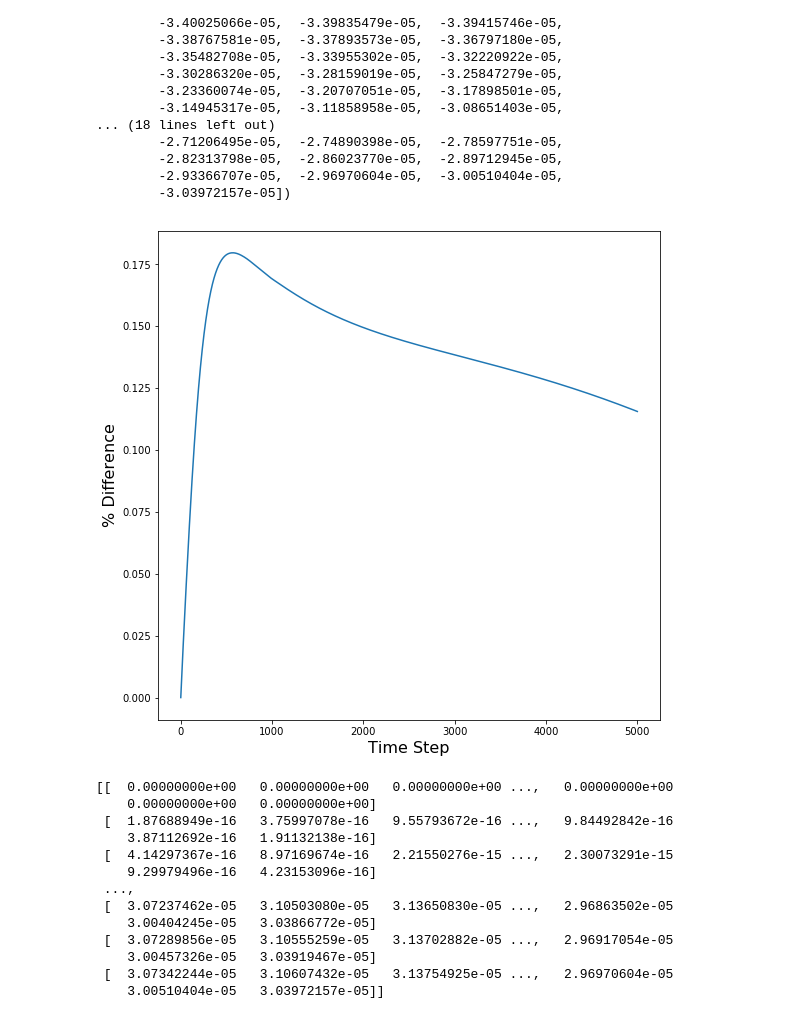
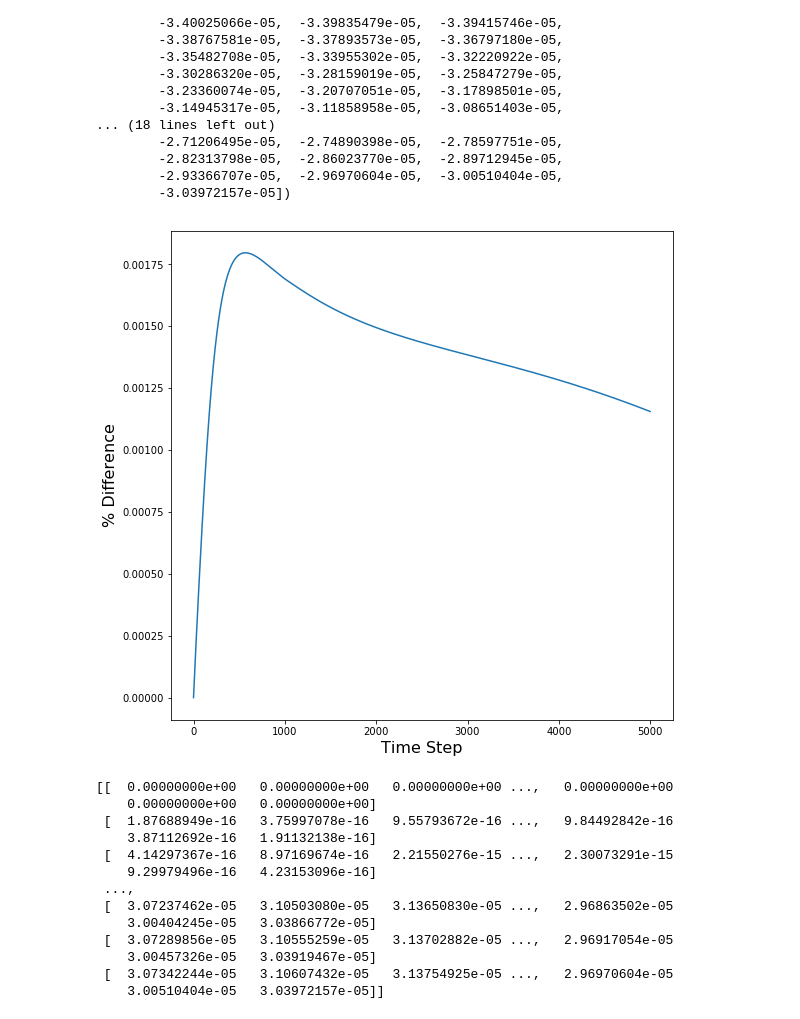
Before and after one commit to ianhi/AC274, a Jupyter notebook: HW/HW_2/HW 2.ipynb, the cells around one changed output. Saved outputs shown, nothing was run; the diff lists cells and outputs as text; code cells hidden in the pictures.

```diff
--- a/HW/HW_2/HW 2.ipynb
+++ b/HW/HW_2/HW 2.ipynb
@@ -409,14 +387,14 @@ array([ -3.07342244e-05,  -3.10607432e-05,  -3.13754925e-05,
         -3.03972157e-05])
 # %%
 abs_dif = np.sum(np.abs(f_R_AD-f_AD_R),axis=1)
-rel_dif = np.sum(np.abs(f_R_AD-f_AD_R)/f_R_AD,axis=1)
+rel_dif = np.sum(np.abs(f_R_AD-f_AD_R)/f_R_AD,axis=1)/f_R_AD.shape[1]
 plt.figure(figsize = (9,9))
 plt.plot(list(range(len(abs_dif))),rel_dif*100)
 plt.ylabel("% Difference",fontsize = 16)
 plt.xlabel("Time Step", fontsize = 16)
 plt.show()
 # %% [output]
-[figure, old version]
+[figure, new version]
 # %%
 print(abs_dif)
 # %% [output]
```
Also changed, not shown: parts of 2 cells of this notebook, 4 other files.
